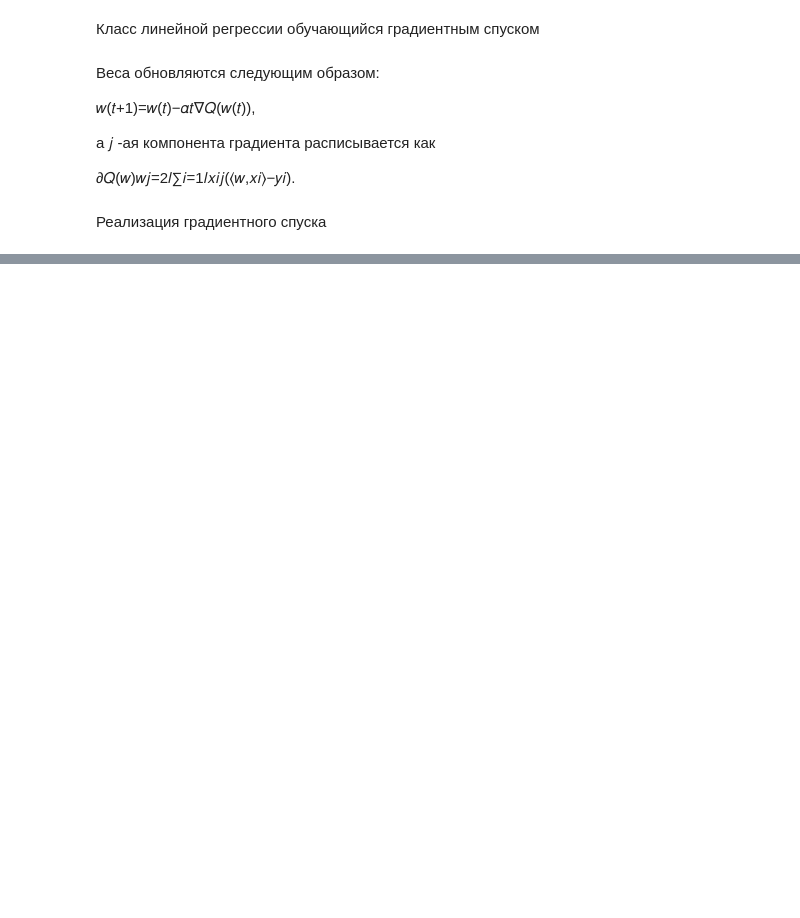
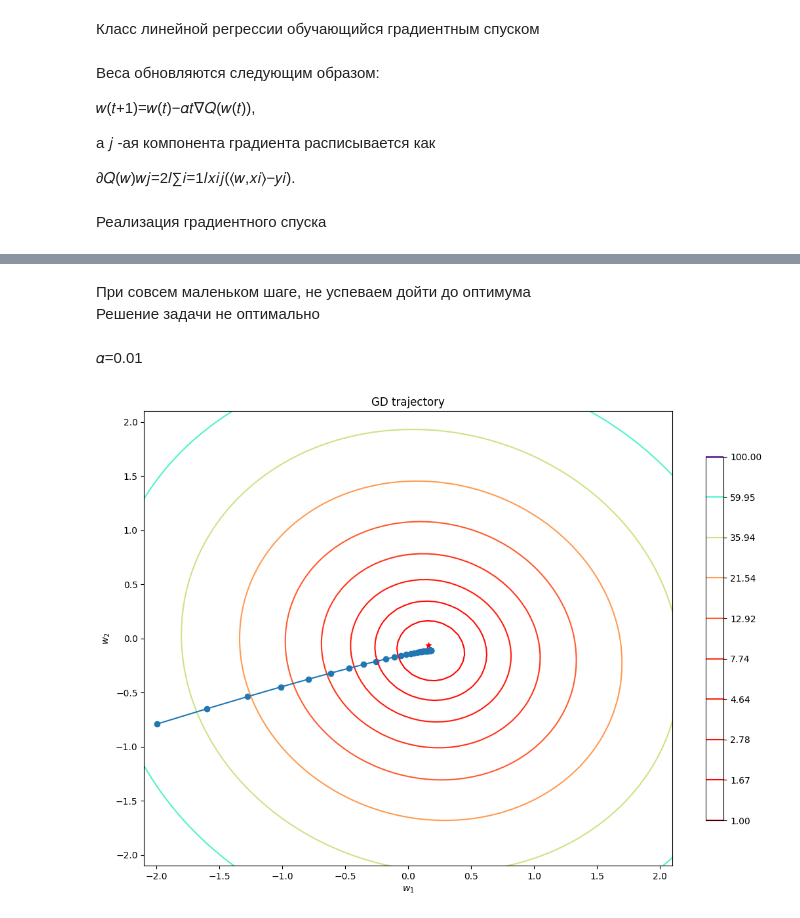
Before and after one commit to GarifullinII/GradientDescent, a Jupyter notebook: gradient_descent.ipynb, the cells around one changed output, grey strips where cells are left out. Cells and saved outputs as stored; diff of their text form; code cells hidden in the pictures; blank space fills up the shorter version.

```diff
--- a/gradient_descent.ipynb
+++ b/gradient_descent.ipynb
@@ -125,0 +198,10 @@ class LinearRegression(BaseEstimator):
+# %% [markdown]
+При совсем маленьком шаге, не успеваем дойти до оптимума <br>Решение задачи не оптимально
+# %% [markdown]
+𝛼=0.01
+# %%
+lr = LinearRegression(w0=w_0, alpha=0.01)
+lr.fit(X, y)
+plot_gd(X, y, lr.w_history)
+# %% [output]
+[figure, added]
```
Also changed, not shown: parts of 15 cells of this notebook.
